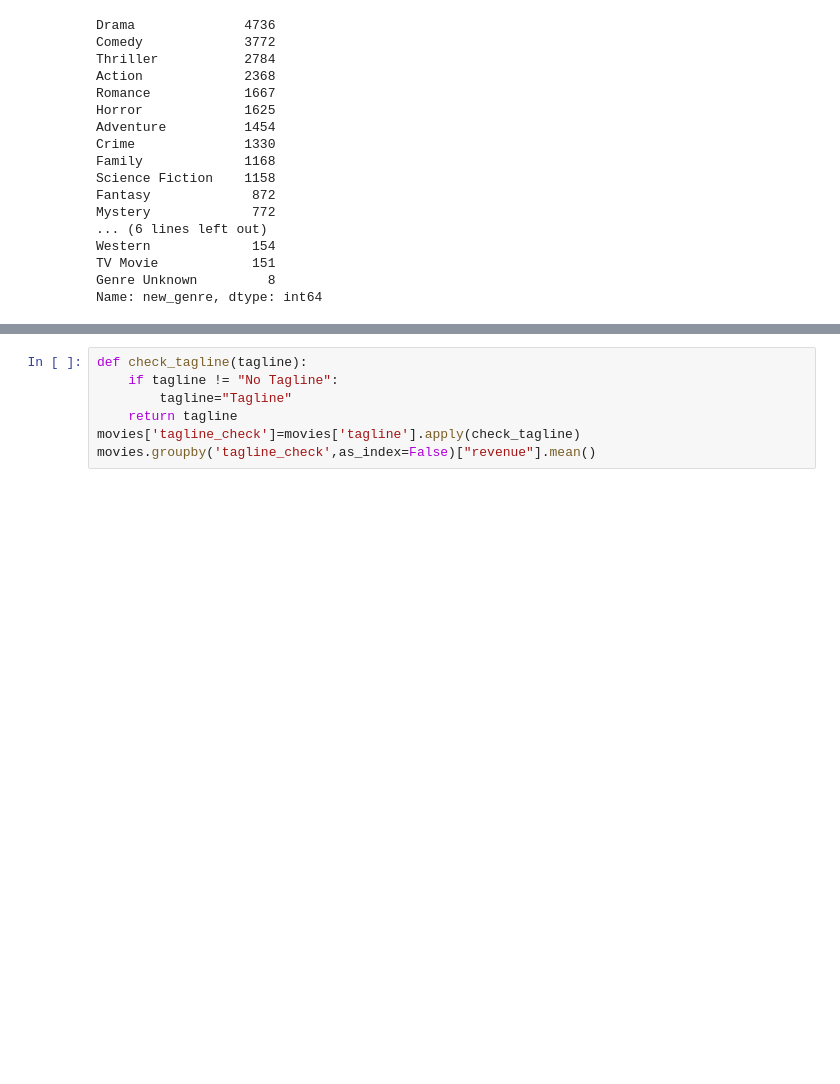
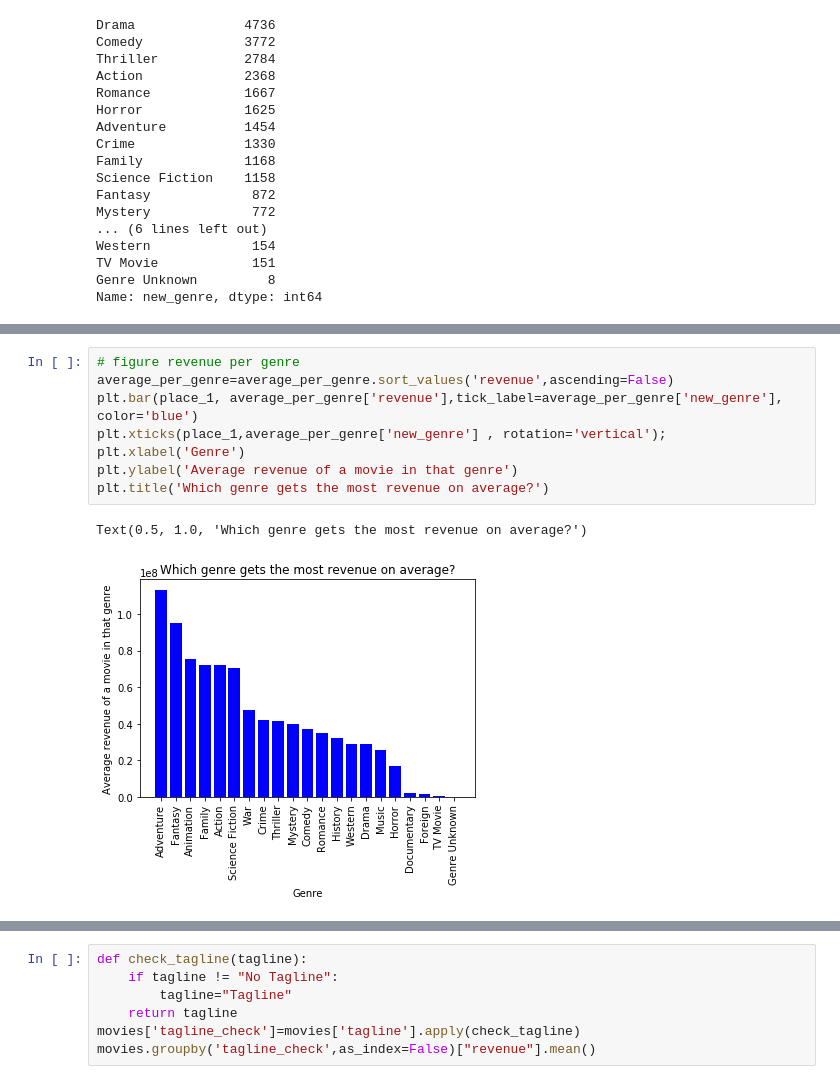
Before and after one commit to toonseghers/assignment2_data_analyst, a Jupyter notebook: Assignment 2- Jupyter Notebook.ipynb, the cells around one changed output, grey strips where cells are left out. Saved outputs shown, nothing was run; the diff lists cells and outputs as text; blank space fills up the shorter version.

```diff
--- a/Assignment 2- Jupyter Notebook.ipynb
+++ b/Assignment 2- Jupyter Notebook.ipynb
@@ -363,0 +348,11 @@ Still need to be done. We could maybe visualize this
+# %%
+# figure revenue per genre
+average_per_genre=average_per_genre.sort_values('revenue',ascending=False)
+plt.bar(place_1, average_per_genre['revenue'],tick_label=average_per_genre['new_genre'], color='blue')
+plt.xticks(place_1,average_per_genre['new_genre'] , rotation='vertical');
+plt.xlabel('Genre')
+plt.ylabel('Average revenue of a movie in that genre')
+plt.title('Which genre gets the most revenue on average?')
+# %% [output]
+Text(0.5, 1.0, 'Which genre gets the most revenue on average?')
+[figure, added]
```
Also changed, not shown: parts of 10 cells of this notebook.
